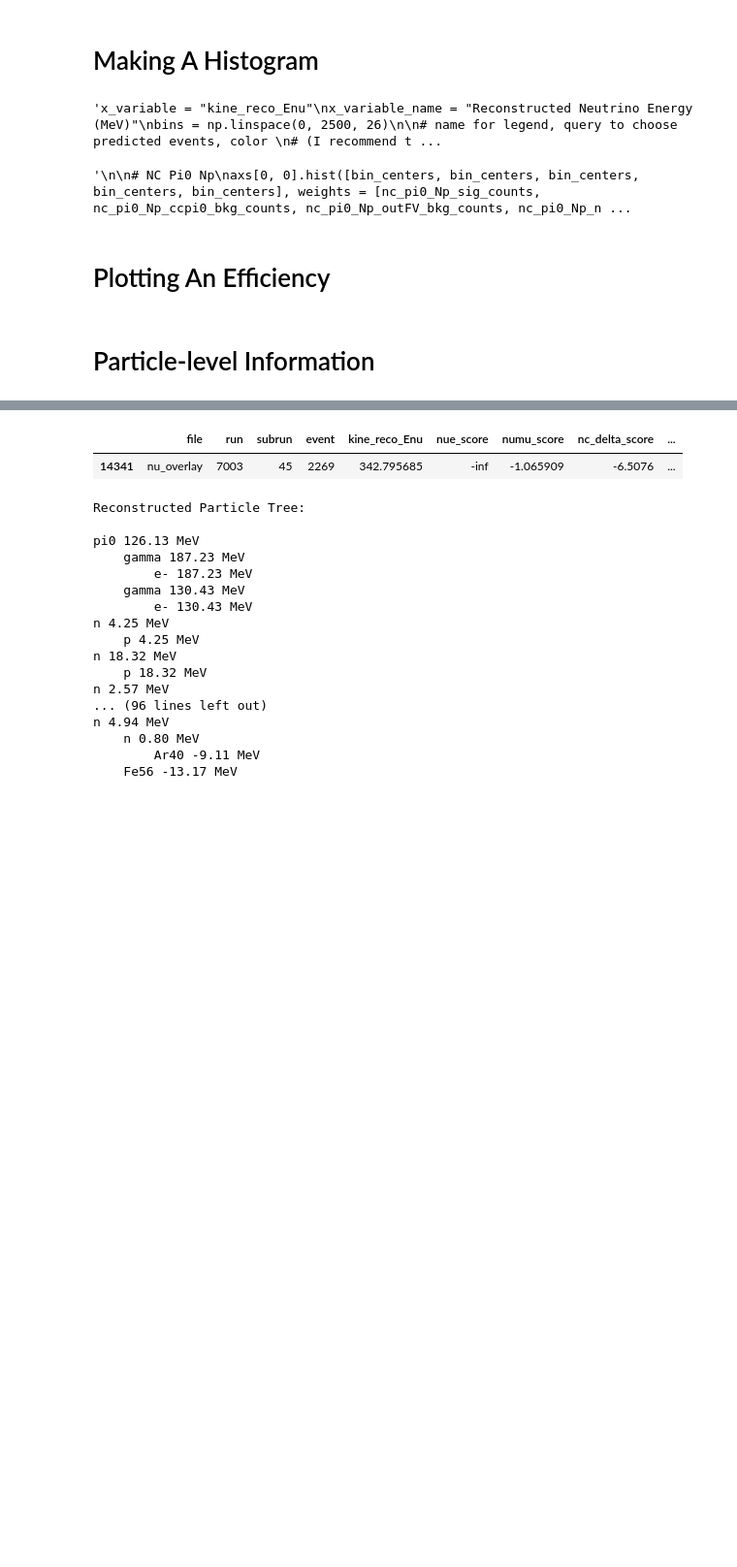
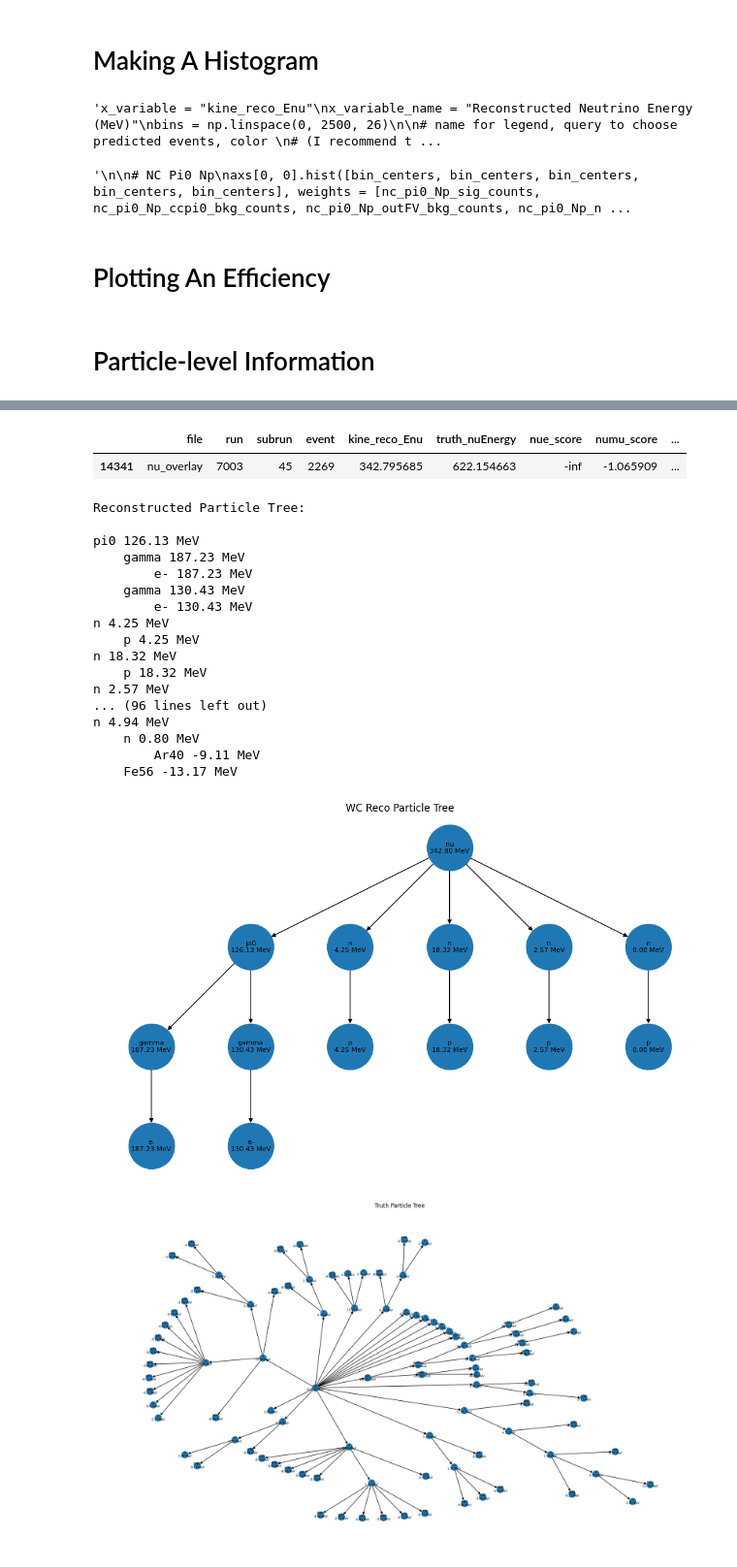
Before and after one commit to leehagaman/wc_ntuple_tutorial, a Jupyter notebook: tutorial.ipynb, the cells around one changed output, grey strips where cells are left out. Shown at 97% size. Cells and saved outputs as stored; diff of their text form; code cells hidden in the pictures; blank space fills up the shorter version.

Commit message:
started event display

```diff
--- a/tutorial.ipynb
+++ b/tutorial.ipynb
@@ -108,6 +108,7 @@ T_pf_vars = [               # variables involved with individual particles
     "truth_mother",
     "truth_startMomentum",
     "truth_startXYZT",
+    "truth_endXYZT",
 
     # These variables are related to individual reco particles
     "reco_Ntrack",
@@ -116,6 +117,7 @@ T_pf_vars = [               # variables involved with individual particles
     "reco_mother",
     "reco_startMomentum",
     "reco_startXYZT",
+    "reco_endXYZT",
 ]
 T_pf_data_vars = [          # same as above, but for data files we do not attempt to load any truth information
     "reco_nuvtxX",
@@ -128,6 +130,7 @@ T_pf_data_vars = [          # same as above, but for data files we do not attemp
     "reco_mother",
     "reco_startMomentum",
     "reco_startXYZT",
+    "reco_endXYZT",
 ]
 # %% [markdown]
 ## Making Dataframes
@@ -283,13 +286,11 @@ axs[0, 0].text(0.6, 0.7, r"NC $\boldsymbol{\pi}^{\boldsymbol{0}}$ Np", transform
 # %%
 import networkx as nx
+from networkx.drawing.nx_pydot import graphviz_layout
 from particle import Particle
-
 
 one_event_df = all_df.query("file=='nu_overlay' and run==7003 and subrun==45 and event==2269")
 
-one_event_df[["file", "run", "subrun", "event", "nc_pio_score", "reco_pdg", "reco_startMomentum", "truth_pdg", "truth_startMomentum", "truth_NprimPio"]]
-
-display(one_event_df[["file", "run", "subrun", "event", "kine_reco_Enu", "nue_score", "numu_score", "nc_delta_score", "nc_pio_score"]])
+display(one_event_df[["file", "run", "subrun", "event", "kine_reco_Enu", "truth_nuEnergy", "nue_score", "numu_score", "nc_delta_score", "nc_pio_score"]])
 
 def print_particle_tree(curr_id, ids, mothers, pdgs, start_momentums, spaces=""):
     for i in range(len(ids)):
@@ -302,43 +303,79 @@ def print_particle_tree(curr_id, ids, mothers, pdgs, start_momentums, spaces="")
             KE = energy - mass
             print(f"{spaces}{name} {KE:.2f} MeV")
             for j in range(len(pdgs)):
                 if mothers[j] == curr_id: # found daughter particle
                     print_particle_tree(ids[j], ids, mothers, pdgs, start_momentums, spaces + "    ")
 
 def print_particle_trees(event_df, reco=True, truth=True):
-
     for event_i in range(event_df.shape[0]):
-
         row = event_df.iloc[event_i]
-
         reco_ids = row["reco_id"]
         reco_mothers = row["reco_mother"]
         reco_pdgs = row["reco_pdg"]
         reco_start_momentums = row["reco_startMomentum"]
-
         truth_ids = row["truth_id"]
         truth_mothers = row["truth_mother"]
         truth_pdgs = row["truth_pdg"]
         truth_start_momentums = row["truth_startMomentum"]
-
         if reco:
             print("Reconstructed Particle Tree:\n")
             for particle_i in range(len(reco_ids)):
                 if reco_mothers[particle_i] == 0:
                     print_particle_tree(reco_ids[particle_i], reco_ids, reco_mothers, reco_pdgs, reco_start_momentums)
-
         if truth:
             print("\nTruth Particle Tree:\n")
             for particle_i in range(len(truth_ids)):
                 if truth_mothers[particle_i] == 0:
                     print_particle_tree(truth_ids[particle_i], truth_ids, truth_mothers, truth_pdgs, truth_start_momentums)
 
-print_particle_trees(one_event_df)
 
-# use https://stackoverflow.com/questions/57512155/how-to-draw-a-tree-more-beautifully-in-networkx
+def add_daughters_to_networkx_graph(G, curr_id, ids, mothers, pdgs, start_momentums):
+    for j in range(len(ids)):
+        if mothers[j] == curr_id: # found daughter particle
+            name = Particle.from_pdgid(pdgs[j]).name
+            energy = start_momentums[j][3]*1000
+            mass = Particle.from_pdgid(pdgs[j]).mass
+            if mass == None:
+                mass = 0
+            KE = energy - mass
+            G.add_node(ids[j], pname=name, KE=KE, mass=mass)
+            G.add_edge(curr_id, ids[j])
+            add_daughters_to_networkx_graph(G, ids[j], ids, mothers, pdgs, start_momentums)
+
+print_particle_trees(one_event_df, reco=True, truth=True)
+
+G = nx.DiGraph()
+G.add_node(0, pname="nu", KE=one_event_df["kine_reco_Enu"].to_numpy()[0])
+add_daughters_to_networkx_graph(G, 0, one_event_df["reco_id"].to_numpy()[0], one_event_df["reco_mother"].to_numpy()[0], one_event_df["reco_pdg"].to_numpy()[0], one_event_df["reco_startMomentum"].to_numpy()[0])
+plt.figure(figsize=(10, 6))
+pos = graphviz_layout(G, prog="dot")
+node_pnames = nx.get_node_attributes(G, 'pname')
+node_KEs = nx.get_node_attributes(G, 'KE')
+custom_labels = {node: f"{node_pnames[node]}\n{node_KEs[node]:.2f} MeV" for node in G.nodes()}
+nx.draw(G, pos, with_labels=False, node_size=3000)
+nx.draw_networkx_labels(G, pos, labels=custom_labels, font_size=8, font_color='black')
+plt.title("WC Reco Particle Tree")
+plt.show()
+
+
+G = nx.DiGraph()
+G.add_node(0, pname="nu", KE=one_event_df["truth_nuEnergy"].to_numpy()[0])
+add_daughters_to_networkx_graph(G, 0, one_event_df["truth_id"].to_numpy()[0], one_event_df["truth_mother"].to_numpy()[0], one_event_df["truth_pdg"].to_numpy()[0], one_event_df["truth_startMomentum"].to_numpy()[0])
+plt.figure(figsize=(18, 10))
+pos = nx.spring_layout(G)
+pos = graphviz_layout(G, prog="twopi")
+node_pnames = nx.get_node_attributes(G, 'pname')
+node_KEs = nx.get_node_attributes(G, 'KE')
+custom_labels = {node: f"{node_pnames[node]}\n{node_KEs[node]:.2f} MeV" for node in G.nodes()}
+nx.draw(G, pos, with_labels=False, node_size=200)
+font_sizes = {node: 6 for node in G.nodes()}
+for node, label in custom_labels.items():
+    nx.draw_networkx_labels(G, pos, labels={node: custom_labels[node]}, font_size=font_sizes[node], font_color='black')
+plt.title("Truth Particle Tree")
+plt.show()
 # %% [output]
-|  | file | run | subrun | event | kine_reco_Enu | nue_score | numu_score | nc_delta_score | ... |
-| 14341 | nu_overlay | 7003 | 45 | 2269 | 342.795685 | -inf | -1.065909 | -6.5076 | ... |
+|  | file | run | subrun | event | kine_reco_Enu | truth_nuEnergy | nue_score | numu_score | ... |
+| 14341 | nu_overlay | 7003 | 45 | 2269 | 342.795685 | 622.154663 | -inf | -1.065909 | ... |
 Reconstructed Particle Tree:
 
 pi0 126.13 MeV
@@ -356,3 +393,5 @@ n 4.94 MeV
     n 0.80 MeV
         Ar40 -9.11 MeV
     Fe56 -13.17 MeV
+[figure, added]
+[figure, added]
```
Also changed, not shown: parts of 5 cells of this notebook.
